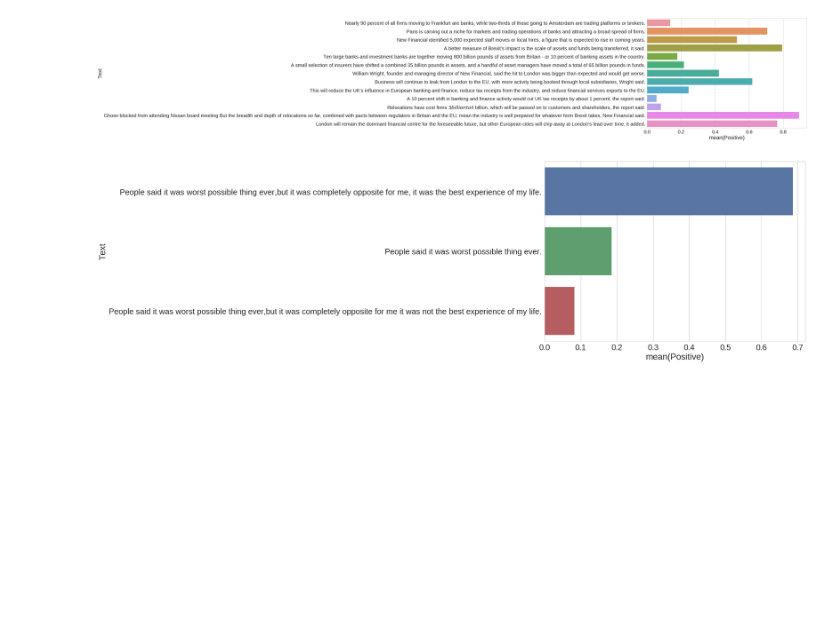
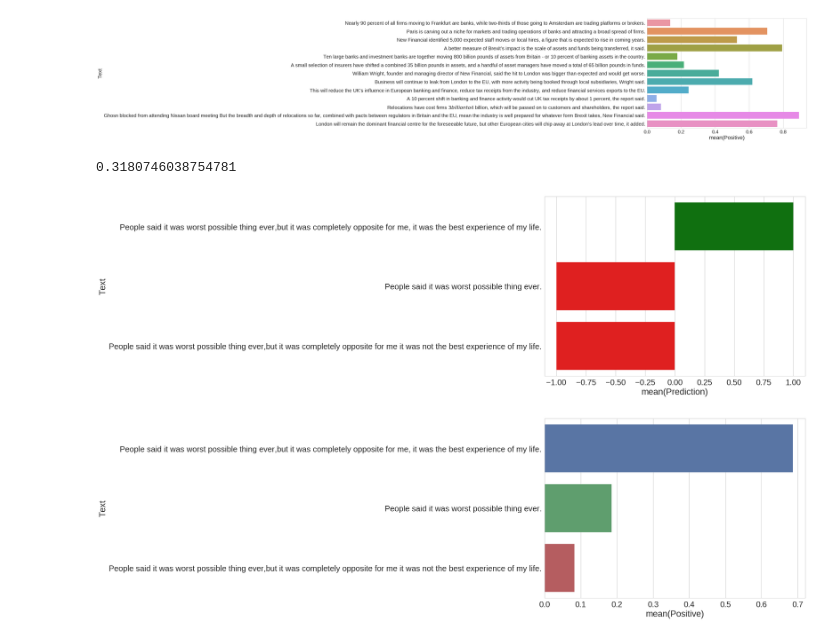
Before and after one commit to cgangwar11/Coding-Practice, a Jupyter notebook: demo_final.ipynb, the cells around one changed output. Drawn from its saved outputs; the diff is of its cells as text; code cells hidden in the pictures; blank space fills up the shorter version.

```diff
--- a/demo_final.ipynb
+++ b/demo_final.ipynb
@@ -150,6 +173,11 @@ People said it was worst possible thing ever,but it was completely opposite for
 People said it was worst possible thing ever.
 People said it was worst possible thing ever,but it was completely opposite for me it was not the best experience of my life.
 """
+# %%
+predict_and_plot_in_group_1(relation_corpus)
+# %% [output]
+0.3180746038754781
+[figure, added]
 # %%
 predict_and_plot_in_group(relation_corpus)
 # %% [output]
```
Also changed, not shown: parts of 5 cells of this notebook.
